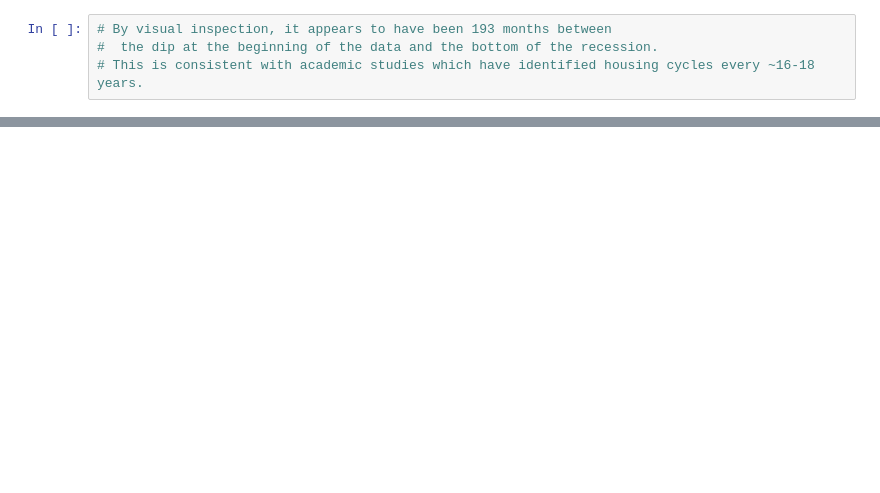
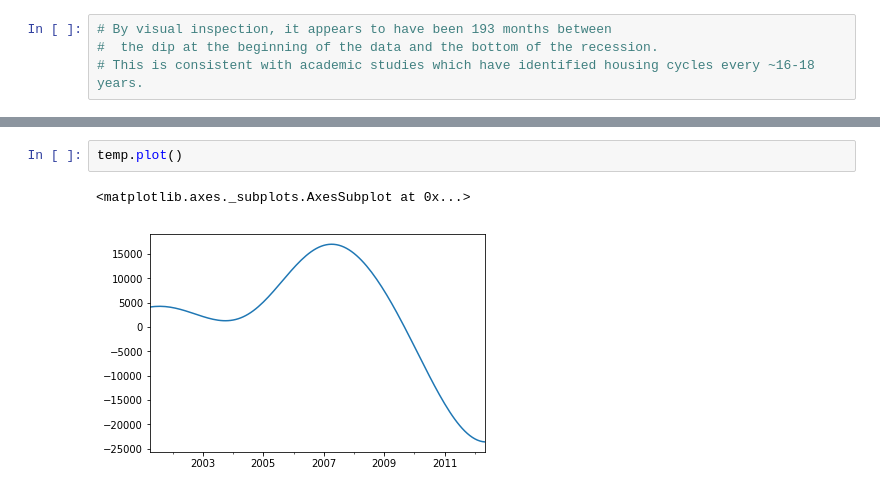
Before and after one commit to kkwteh/cdips_hpi_forecast, a Jupyter notebook: ARIMA.ipynb, the cells around one changed output, grey strips where cells are left out. Saved outputs shown, nothing was run; the diff lists cells and outputs as text; blank space fills up the shorter version.

```diff
--- a/ARIMA.ipynb
+++ b/ARIMA.ipynb
@@ -116,0 +169,5 @@ Exception: Invalid RHS type: <type 'numpy.ndarray'>
+# %%
+temp.plot()
+# %% [output]
+<matplotlib.axes._subplots.AxesSubplot at 0x...>
+[figure, added]
```
Also changed, not shown: parts of 56 cells of this notebook, 1 other file.
